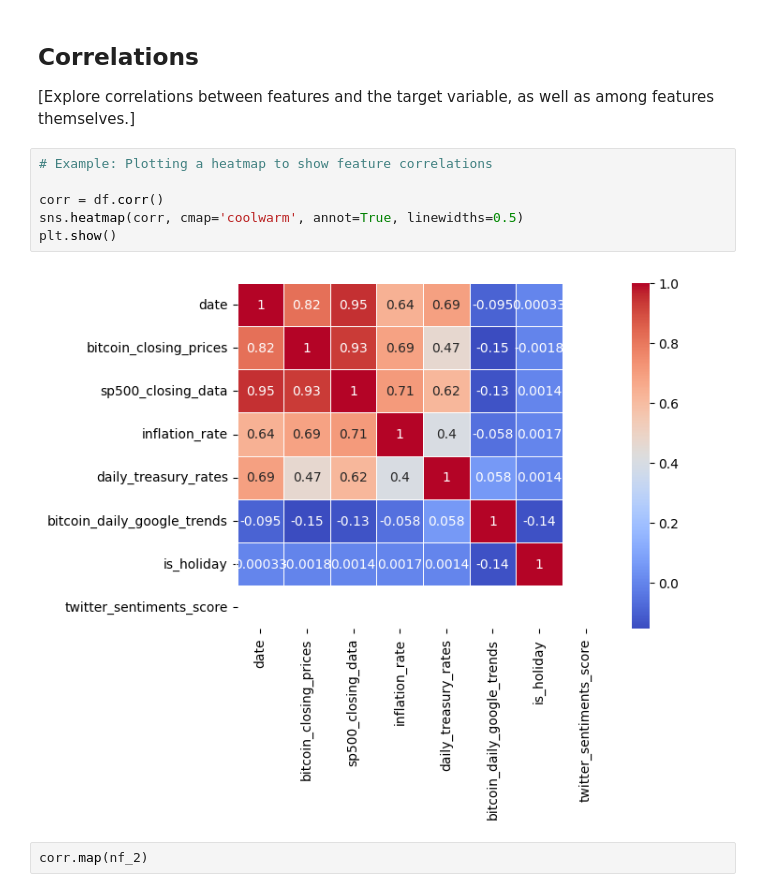
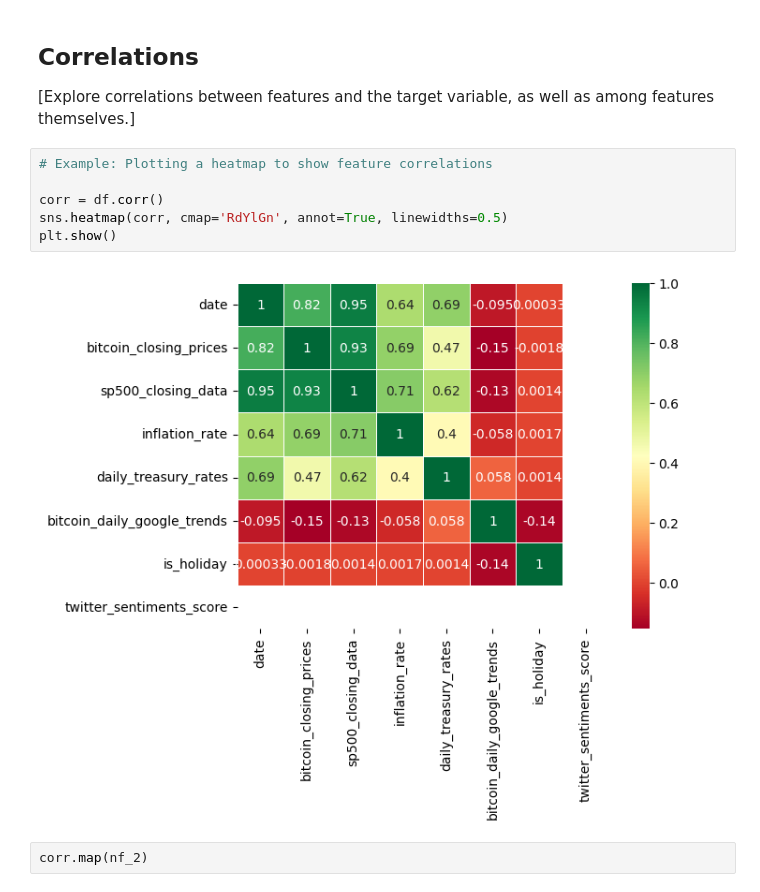
Before and after one commit to kalakhushi18/Advance-Time-Series-Prediction-W24, a Jupyter notebook: 1_DatasetCharacteristics/exploratory_data_analysis.ipynb, the cells around one changed output. Saved outputs shown, nothing was run; the diff lists cells and outputs as text.

```diff
--- a/1_DatasetCharacteristics/exploratory_data_analysis.ipynb
+++ b/1_DatasetCharacteristics/exploratory_data_analysis.ipynb
@@ -240,11 +217,11 @@ memory usage: 228.6 KB
 # %%
 # Example: Plotting a heatmap to show feature correlations
 
 corr = df.corr()
-sns.heatmap(corr, cmap='coolwarm', annot=True, linewidths=0.5)
+sns.heatmap(corr, cmap='RdYlGn', annot=True, linewidths=0.5)
 plt.show()
 # %% [output]
-[figure, old version]
+[figure, new version]
 # %%
 corr.map(nf_2)
 # %% [output]
```
Also changed, not shown: parts of 6 cells of this notebook, 4 other files.
